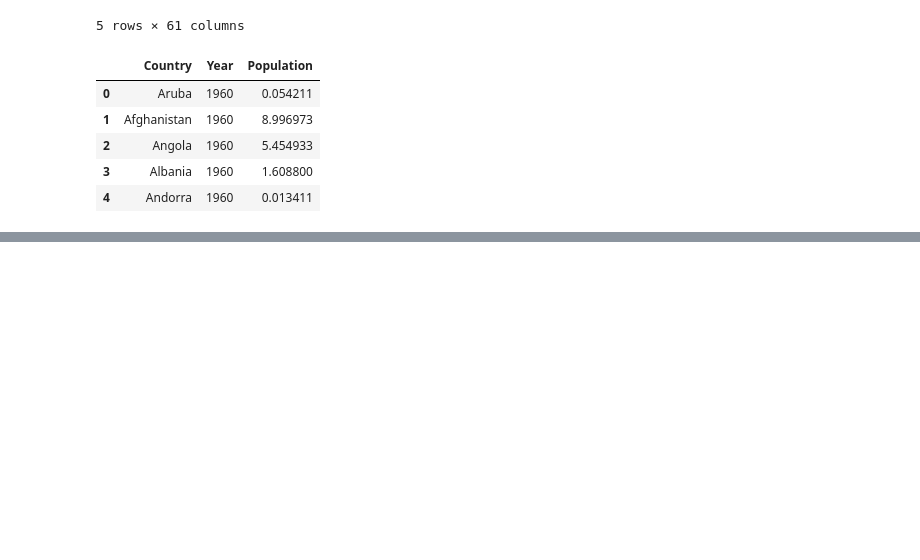
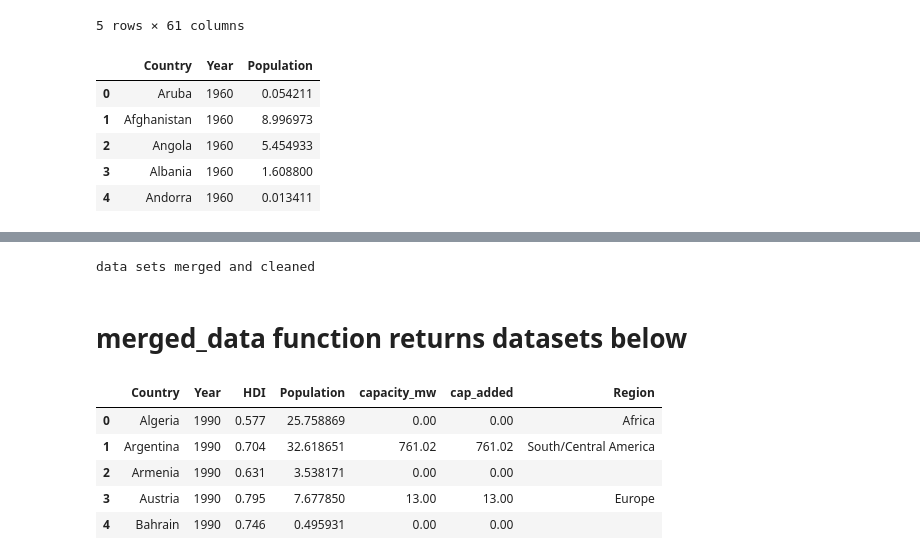
Before and after one commit to gabigham/dagger, a Jupyter notebook: data_explore_clean.ipynb, the cells around one changed output, grey strips where cells are left out. Saved outputs shown, nothing was run; the diff lists cells and outputs as text; code cells hidden in the pictures; blank space fills up the shorter version.

Commit message:
added regions to merged_data

```diff
--- a/data_explore_clean.ipynb
+++ b/data_explore_clean.ipynb
@@ -250,3 +246,20 @@ hdi_pop_merged = pd.merge(hdi_df, pop_df, on=['Country', 'Year'])
 merged_data = pd.merge(hdi_pop_merged, cap_cum, left_on=['Country', 'Year'], right_on=['country_long', 'commissioning_year'])
 
 merged_data = pd.merge(merged_data, cap_added_yr, on=['Country', 'Year'])
+
+# add regions to merged_data
+label_regions(merged_data)
+print('data sets merged and cleaned')
+# %% [output]
+data sets merged and cleaned
+# %% [markdown]
+# merged_data function returns datasets below
+# %%
+merged_data.head()
+# %% [output]
+|  | Country | Year | HDI | Population | capacity_mw | cap_added | Region |
+| 0 | Algeria | 1990 | 0.577 | 25.758869 | 0.00 | 0.00 | Africa |
+| 1 | Argentina | 1990 | 0.704 | 32.618651 | 761.02 | 761.02 | South/Central America |
+| 2 | Armenia | 1990 | 0.631 | 3.538171 | 0.00 | 0.00 |  |
+| 3 | Austria | 1990 | 0.795 | 7.677850 | 13.00 | 13.00 | Europe |
+| 4 | Bahrain | 1990 | 0.746 | 0.495931 | 0.00 | 0.00 |  |
```
Also changed, not shown: parts of 5 cells of this notebook.
